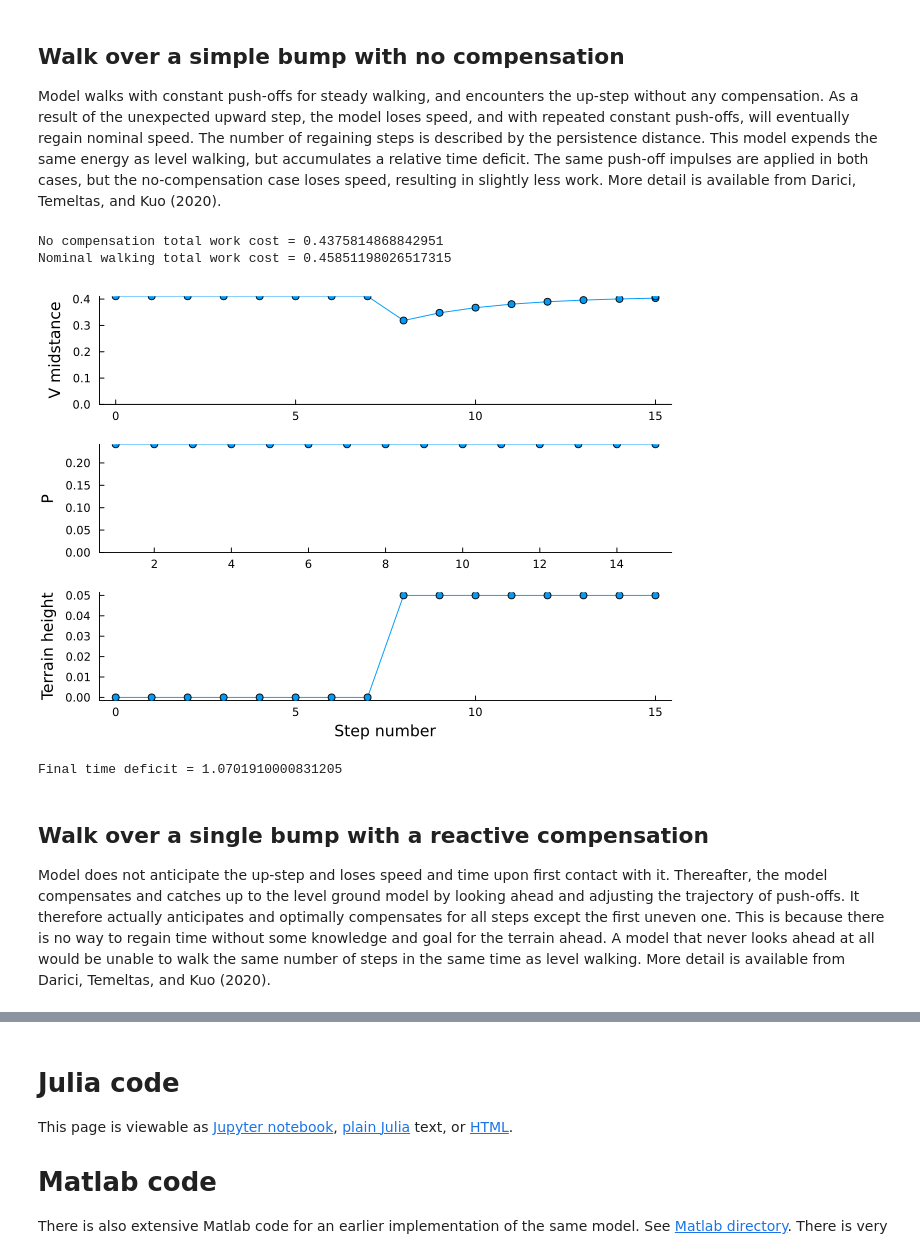
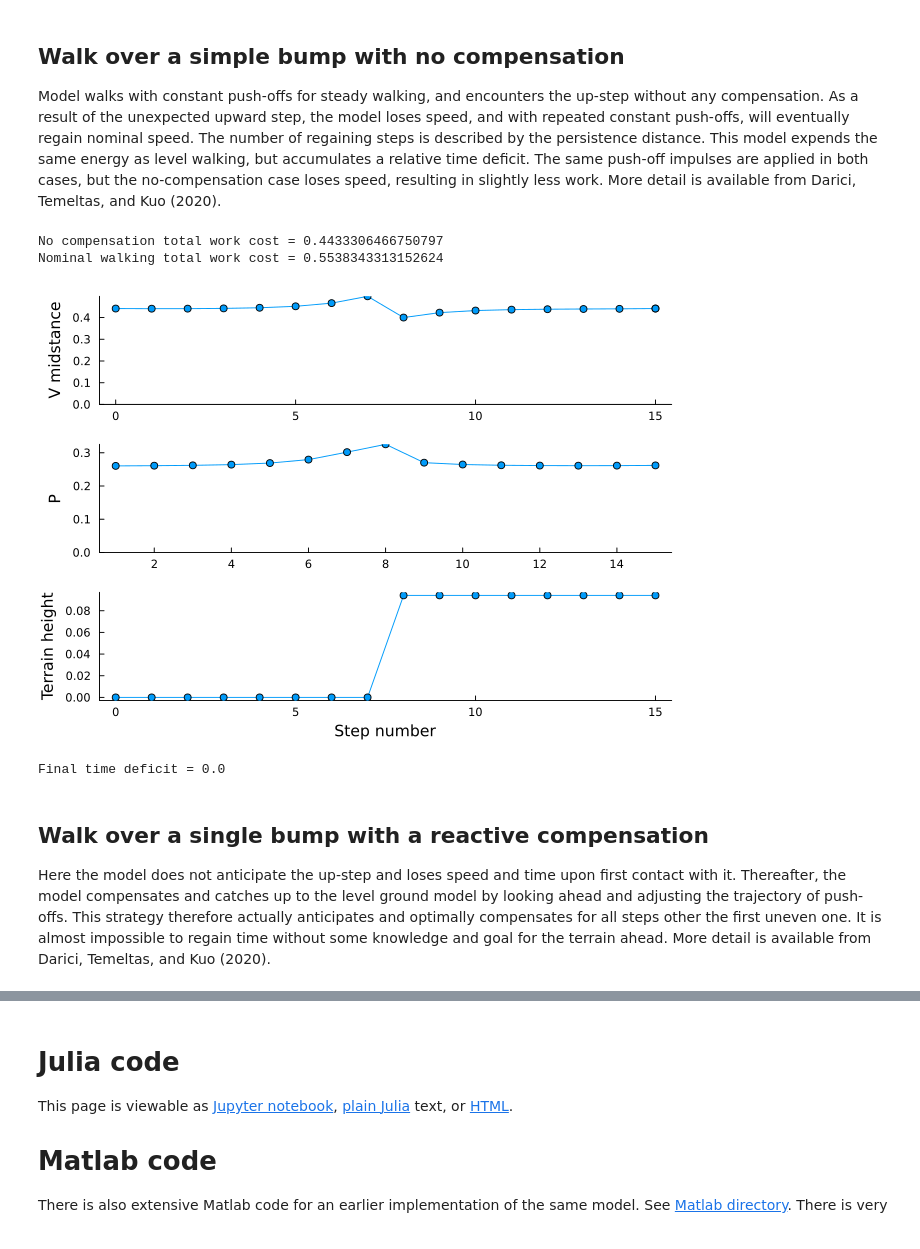
Before and after one commit to kuo-lab/simplelocomotionmodel, a Jupyter notebook: src/uneventerrain.ipynb, the cells around one changed output, grey strips where cells are left out. Cells and saved outputs as stored; diff of their text form; code cells hidden in the pictures.

Commit message:
updated uneventerrain for pub

```diff
--- a/src/uneventerrain.ipynb
+++ b/src/uneventerrain.ipynb
@@ -97,0 +76,28 @@ display(p)
+# %%
+## plot bumps and speed trajectories of all 8 terrains
+numStepsBefore = 6; numStepsAfter = 6
+# all terrain trajectories
+wstar4s = findgait(WalkRW2l(α=0.4102,safety=true), target=:speed=>0.4789, varying=:P)
+
+δs = ( # terrain defined a sequence of height or angle changes from previous step
+    "level" =>[zeros(numStepsBefore); [0] .* B; zeros(numStepsAfter)], # level
+    "U" =>    [zeros(numStepsBefore); [1] .* B; zeros(numStepsAfter)], # Up
+    "D" =>    [zeros(numStepsBefore); [-1] .* B; zeros(numStepsAfter)], # Down
+    "UD" =>   [zeros(numStepsBefore); [1, -1] .* B; zeros(numStepsAfter)], # Up-Down
+    "DnUD" => [zeros(numStepsBefore); [-1, 0, 5/3, -5/3] .* B; zeros(numStepsAfter)] , # Down & Up-Down
+    "P" =>    [zeros(numStepsBefore); [ 1, 1, 1, 0, 0, 0, -1, -1, -1] .* B; zeros(numStepsAfter)], # Pyramid
+    "C1" =>   [zeros(numStepsBefore); [ 3, 2, -3, 2, -1, 3, 1, -3, -2, 3, -1, -2, -1, 3, -2, -2] .* B/3; zeros(numStepsAfter)], # Complex 1
+    "C2" =>   [zeros(numStepsBefore); [ 2, 2, -3, 1, 2, 1, -3, 2, 3, -1,  -3,  1, -2, 3, -2, -3] .* B/3; zeros(numStepsAfter)], # Complex 2
+)
+
+p = plot(layout=(4,4), legend=false);
+pslotnum(n) = n + (n>4 ? 4 : 0) # plot in slots 1 - 4, 9 - 12
+for (i,(terrainname, terrainbumps)) in enumerate(δs)
+    # plot the terrain profile in space (not to scale)
+    plotterrain!(p[pslotnum(i)], cumsum(terrainbumps)./B .* bumpHeightDimless, setfirstbumpstep=true,ylims=(-0.1,0.2),showaxis=false,grid=false)
+    # minimum-work strategy for terrain
+    results = optwalk(wstar4s, length(terrainbumps), δs=terrainbumps, boundarywork = false) # optimizing push-offs (boundarywork=false means start from nominal walking)
+    plotvees!(p[pslotnum(i)+4], results, boundaryvels=results.boundaryvels, speedtype=:midstance, setfirstbumpstep=true,title=terrainname, tchange = 0, ylims=(0.3,0.575))
+    vline!(p[pslotnum(i)+4], [0]) # mark where the first uneven step is
+end
+display(p)
@@ -108,33 +116,32 @@ The same push-off impulses are applied in both cases, but the
 no-compensation case loses speed, resulting in slightly less work. More
 detail is available from Darici, Temeltas, and Kuo (2020).
 # %%
-upstep = δs[1][2] # first terrain, get the terrain array
+upstep = δs[2][2] # up-step terrain, get the terrain array
 nsteps = length(upstep)
 nocompresult = multistep(wstar4s, Ps=fill(wstar4s.P,nsteps),δangles=upstep,boundaryvels=(wstar4s.vm,wstar4s.vm))
 println("No compensation total work cost = ", nocompresult.totalcost)
-println("Nominal walking total work cost = ", nominalresult.totalcost)
-p = multistepplot(nocompresult, legend=false, boundarywork=false)
+println("Nominal walking total work cost = ", upstepresult.totalcost)
+p = multistepplot(upstepresult, legend=false, boundarywork=false)
 display(p)
-plot(cumsum(nominalresult.steps.tf),label="nominal level")
+plot(cumsum(upstepresult.steps.tf),label="nominal level")
 plot!(cumsum(nocompresult.steps.tf), xlabel="step",ylabel="accumulated time", label="no compensation")
-println("Final time deficit = ", -sum(nominalresult.steps.tf)+sum(nocompresult.steps.tf))
+println("Final time deficit = ", -sum(upstepresult.steps.tf)+sum(upstepresult.steps.tf))
 # %% [output]
-No compensation total work cost = 0.4375814868842951
-Nominal walking total work cost = 0.45851198026517315
+No compensation total work cost = 0.4433306466750797
+Nominal walking total work cost = 0.5538343313152624
-[figure, old version]
+[figure, new version]
-Final time deficit = 1.0701910000831205
+Final time deficit = 0.0
 # %% [markdown]
 ## Walk over a single bump with a reactive compensation
 
-Model does not anticipate the up-step and loses speed and time upon
-first contact with it. Thereafter, the model compensates and catches up
-to the level ground model by looking ahead and adjusting the trajectory
-of push-offs. It therefore actually anticipates and optimally
-compensates for all steps except the first uneven one. This is because
-there is no way to regain time without some knowledge and goal for the
-terrain ahead. A model that never looks ahead at all would be unable to
-walk the same number of steps in the same time as level walking. More
-detail is available from Darici, Temeltas, and Kuo (2020).
+Here the model does not anticipate the up-step and loses speed and time
+upon first contact with it. Thereafter, the model compensates and
+catches up to the level ground model by looking ahead and adjusting the
+trajectory of push-offs. This strategy therefore actually anticipates
+and optimally compensates for all steps other the first uneven one. It
+is almost impossible to regain time without some knowledge and goal for
+the terrain ahead. More detail is available from Darici, Temeltas, and
+Kuo (2020).
 # %%
 nbump = Int(floor((nsteps+1)/2))
 reactresults1 = multistep(wstar4s, Ps=fill(wstar4s.P,nbump),δangles=upstep[1:nbump],boundaryvels=(wstar4s.vm,wstar4s.vm))
```
Also changed, not shown: parts of 6 cells of this notebook, 11 other files.
